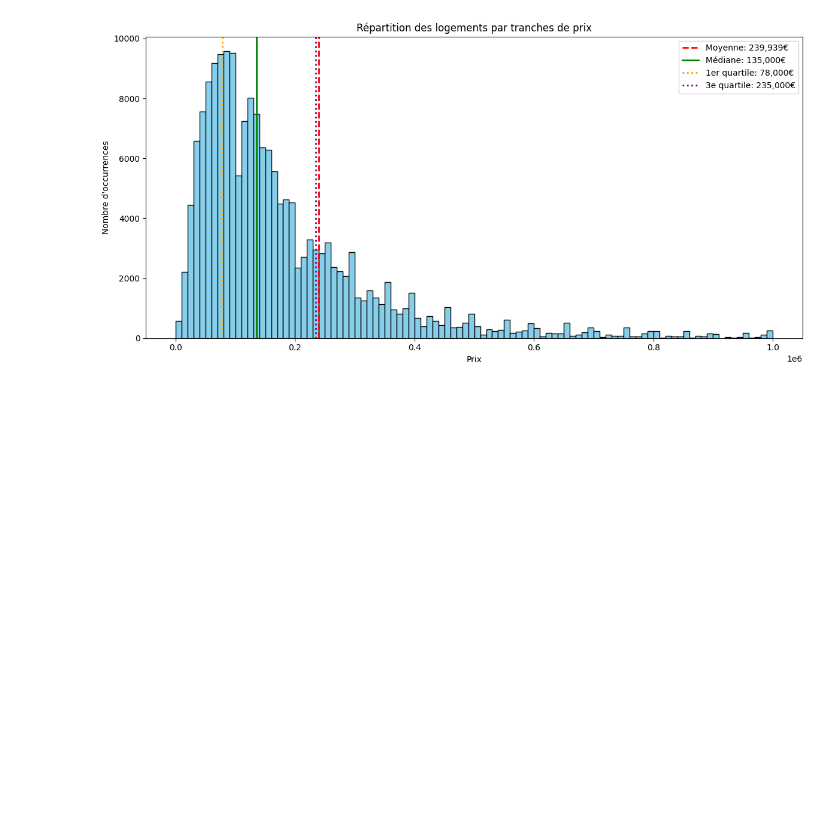
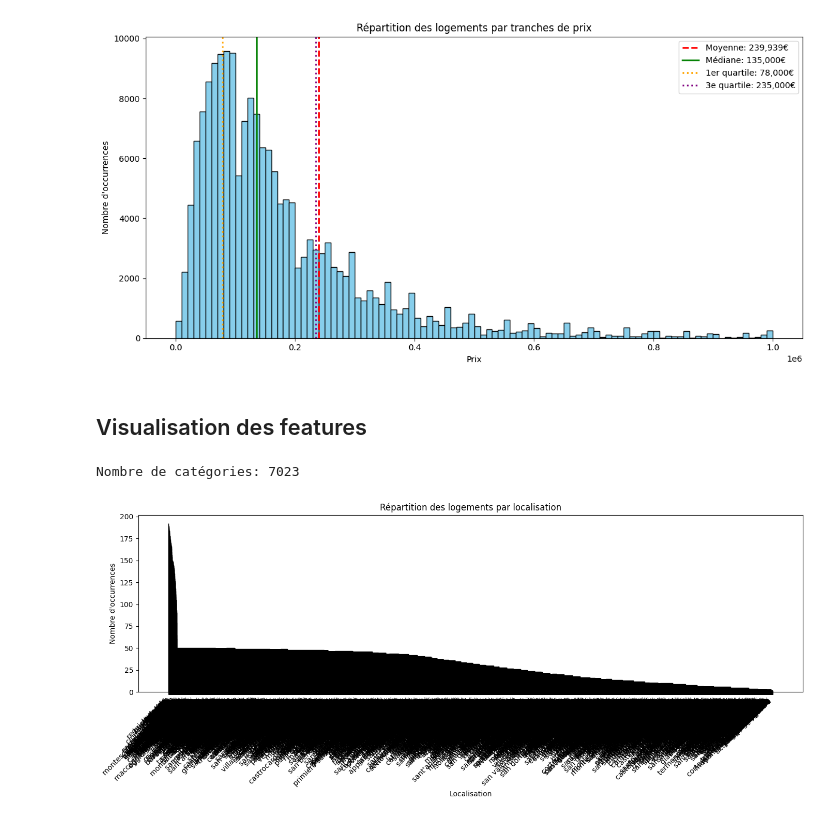
Before and after one commit to YvesToiser/alyra_machine_learning, a Jupyter notebook: data_exploration.ipynb, the cells around one changed output. Cells and saved outputs as stored; diff of their text form; code cells hidden in the pictures; blank space fills up the shorter version.

```diff
--- a/data_exploration.ipynb
+++ b/data_exploration.ipynb
@@ -111,3 +111,29 @@ plt.show()
 plt.close()
 # %% [output]
 [figure]
+# %% [markdown]
+## Visualisation des features
+# %%
+# Location
+
+# Comptage des occurrences
+location_counts = df['location'].value_counts()
+
+# Nombre de catégories concernées
+n_categories = location_counts.shape[0]
+print(f"Nombre de catégories: {n_categories}")
+
+# Affichage
+plt.figure(figsize=(14, 6))
+plt.bar(location_counts.index, location_counts.values, color='skyblue', edgecolor='black')
+plt.xlabel('Localisation')
+plt.ylabel("Nombre d'occurrences")
+plt.title("Répartition des logements par localisation")
+plt.xticks(rotation=45, ha='right')
+plt.tight_layout()
+plt.savefig('output/location_distribution.png')
+plt.show()
+plt.close()
+# %% [output]
+Nombre de catégories: 7023
+[figure, added]
```
Also changed, not shown: parts of 44 cells of this notebook, 23 other files.
